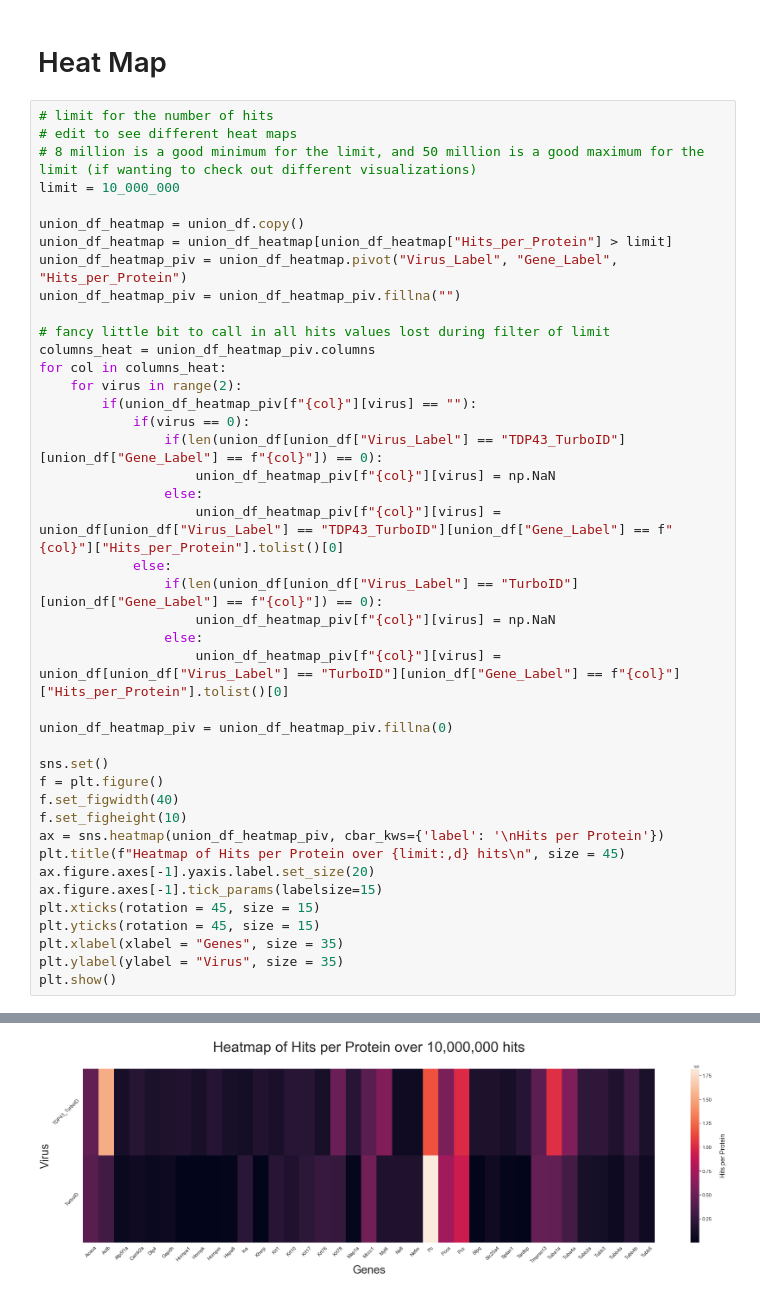
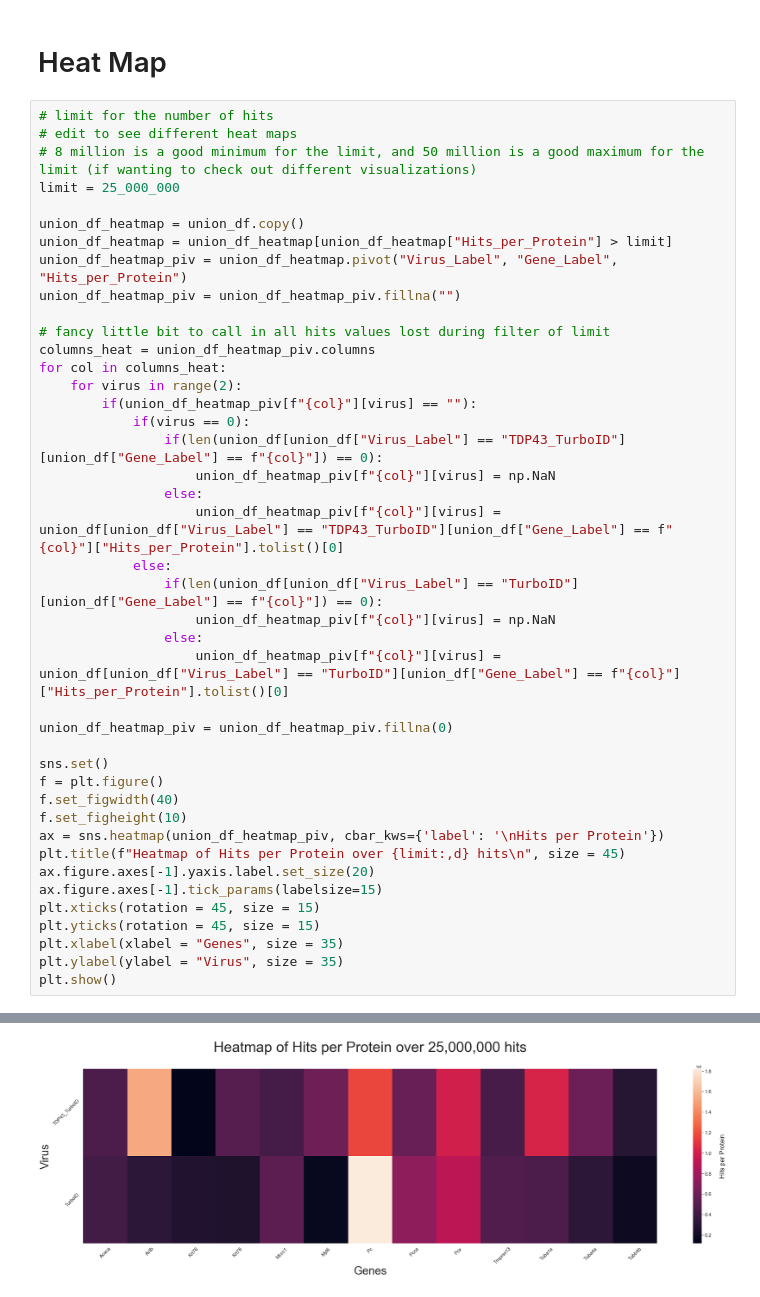
Before and after one commit to adamwbrew/Proteins, a Jupyter notebook: protein_visuals.ipynb, the cells around one changed output, grey strips where cells are left out. Cells and saved outputs as stored; diff of their text form.

```diff
--- a/protein_visuals.ipynb
+++ b/protein_visuals.ipynb
@@ -161,7 +161,7 @@ plt.show()
 # limit for the number of hits
 # edit to see different heat maps
 # 8 million is a good minimum for the limit, and 50 million is a good maximum for the limit (if wanting to check out different visualizations)
-limit = 10_000_000
+limit = 25_000_000
 
 union_df_heatmap = union_df.copy()
 union_df_heatmap = union_df_heatmap[union_df_heatmap["Hits_per_Protein"] > limit]
@@ -211 +211 @@ See the caveats in the documentation: https://pandas.pydata.org/pandas-docs/stab
-[figure, old version]
+[figure, new version]
```
Also changed, not shown: parts of 1 cell of this notebook, 2 other files.
